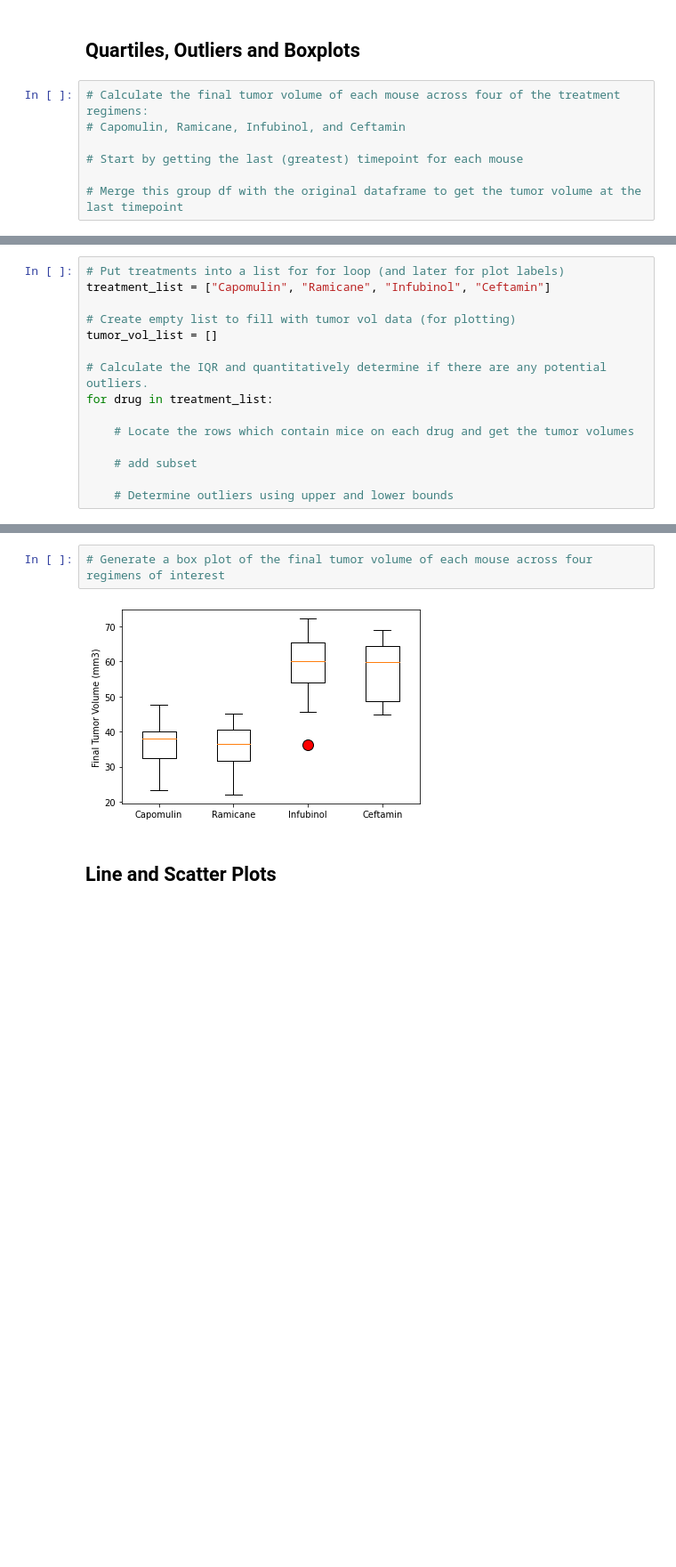
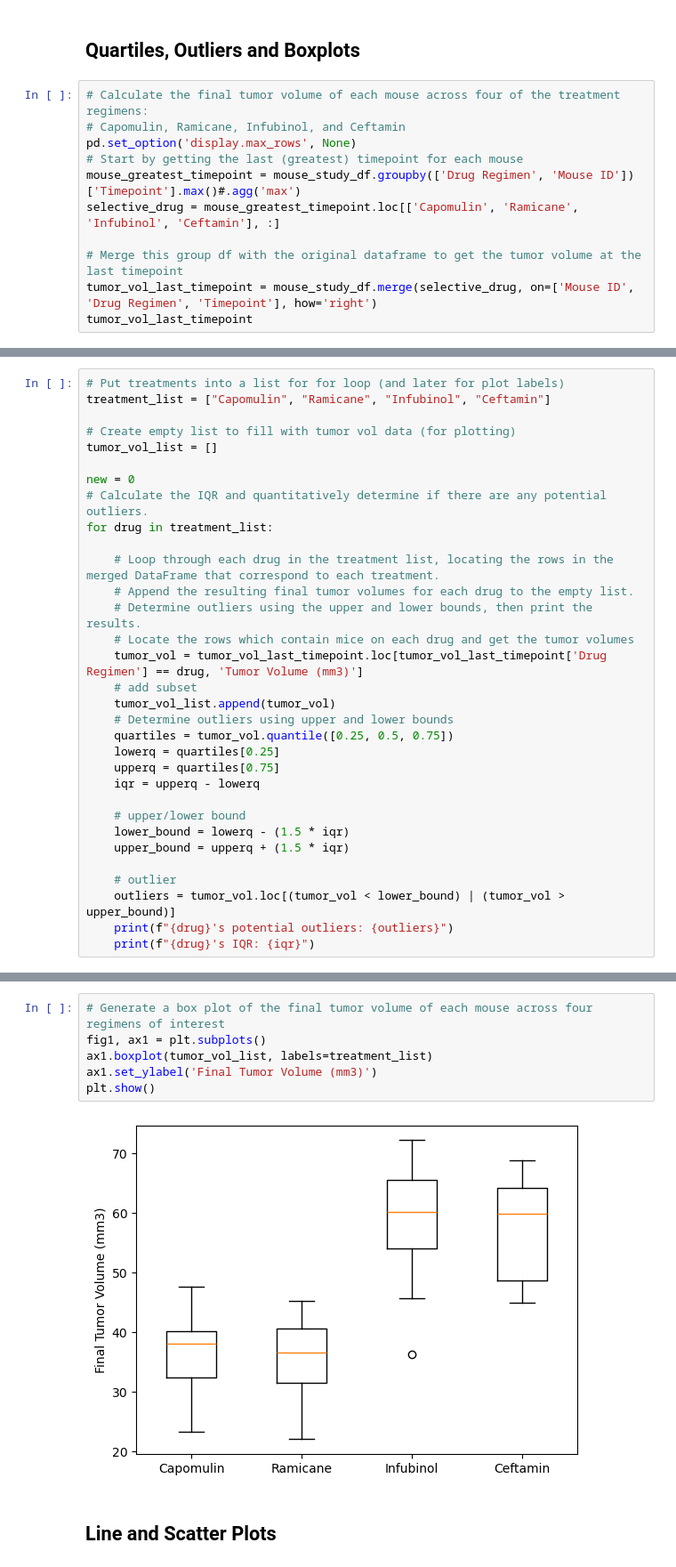
Before and after one commit to nguyenly140/matplotlib-challenge, a Jupyter notebook: pymaceuticals_starter.ipynb, the cells around one changed output, grey strips where cells are left out. Shown at 89% size. Drawn from its saved outputs; the diff is of its cells as text; blank space fills up the shorter version.

Commit message:
finished box plot

```diff
--- a/pymaceuticals_starter.ipynb
+++ b/pymaceuticals_starter.ipynb
@@ -175,7 +182,11 @@ plt.show()
 # %%
 # Calculate the final tumor volume of each mouse across four of the treatment regimens:
 # Capomulin, Ramicane, Infubinol, and Ceftamin
-
+pd.set_option('display.max_rows', None)
 # Start by getting the last (greatest) timepoint for each mouse
+mouse_greatest_timepoint = mouse_study_df.groupby(['Drug Regimen', 'Mouse ID'])['Timepoint'].max()#.agg('max')
+selective_drug = mouse_greatest_timepoint.loc[['Capomulin', 'Ramicane', 'Infubinol', 'Ceftamin'], :]
 
 # Merge this group df with the original dataframe to get the tumor volume at the last timepoint
+tumor_vol_last_timepoint = mouse_study_df.merge(selective_drug, on=['Mouse ID', 'Drug Regimen', 'Timepoint'], how='right')
+tumor_vol_last_timepoint
@@ -186,13 +215,30 @@ treatment_list = ["Capomulin", "Ramicane", "Infubinol", "Ceftamin"]
 # Create empty list to fill with tumor vol data (for plotting)
 tumor_vol_list = []
 
+new = 0
 # Calculate the IQR and quantitatively determine if there are any potential outliers.
 for drug in treatment_list:
 
+    # Loop through each drug in the treatment list, locating the rows in the merged DataFrame that correspond to each treatment.
+    # Append the resulting final tumor volumes for each drug to the empty list.
+    # Determine outliers using the upper and lower bounds, then print the results.
     # Locate the rows which contain mice on each drug and get the tumor volumes
+    tumor_vol = tumor_vol_last_timepoint.loc[tumor_vol_last_timepoint['Drug Regimen'] == drug, 'Tumor Volume (mm3)']
+    # add subset
+    tumor_vol_list.append(tumor_vol)
+    # Determine outliers using upper and lower bounds
+    quartiles = tumor_vol.quantile([0.25, 0.5, 0.75])
+    lowerq = quartiles[0.25]
+    upperq = quartiles[0.75]
+    iqr = upperq - lowerq
 
-    # add subset
+    # upper/lower bound
+    lower_bound = lowerq - (1.5 * iqr)
+    upper_bound = upperq + (1.5 * iqr)
 
-    # Determine outliers using upper and lower bounds
+    # outlier
+    outliers = tumor_vol.loc[(tumor_vol < lower_bound) | (tumor_vol > upper_bound)]
+    print(f"{drug}'s potential outliers: {outliers}")
+    print(f"{drug}'s IQR: {iqr}")
 # %% [output]
 Capomulin's potential outliers: Series([], Name: Tumor Volume (mm3), dtype: float64)
@@ -203,7 +253,11 @@ Ceftamin's potential outliers: Series([], Name: Tumor Volume (mm3), dtype: float
 # %%
 # Generate a box plot of the final tumor volume of each mouse across four regimens of interest
+fig1, ax1 = plt.subplots()
+ax1.boxplot(tumor_vol_list, labels=treatment_list)
+ax1.set_ylabel('Final Tumor Volume (mm3)')
+plt.show()
 # %% [output]
-[figure, old version]
+[figure, new version]
 # %% [markdown]
 ## Line and Scatter Plots
 # %%
```
Also changed, not shown: parts of 3 cells of this notebook.
